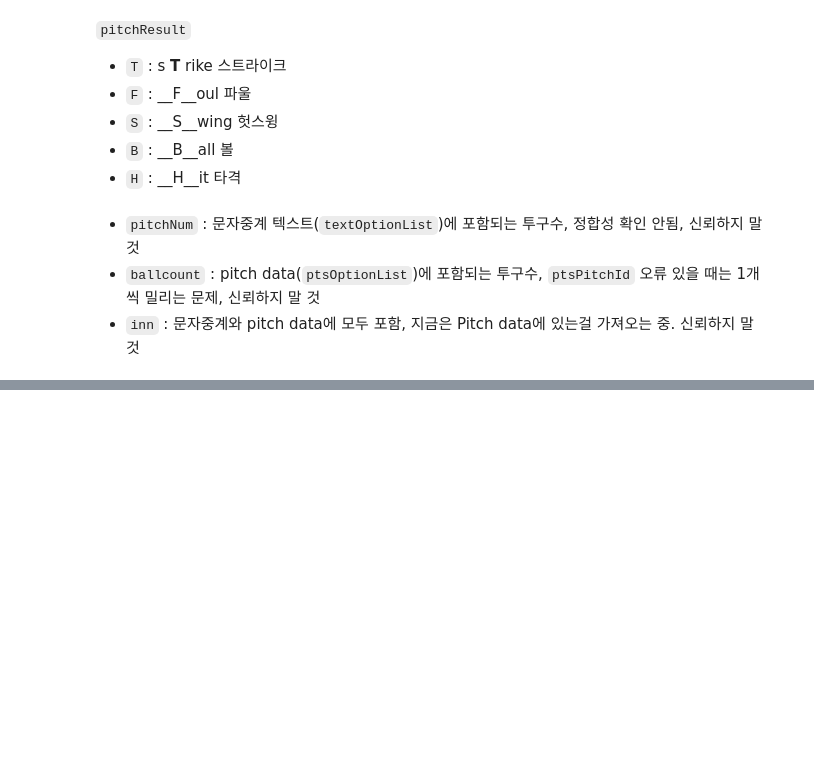
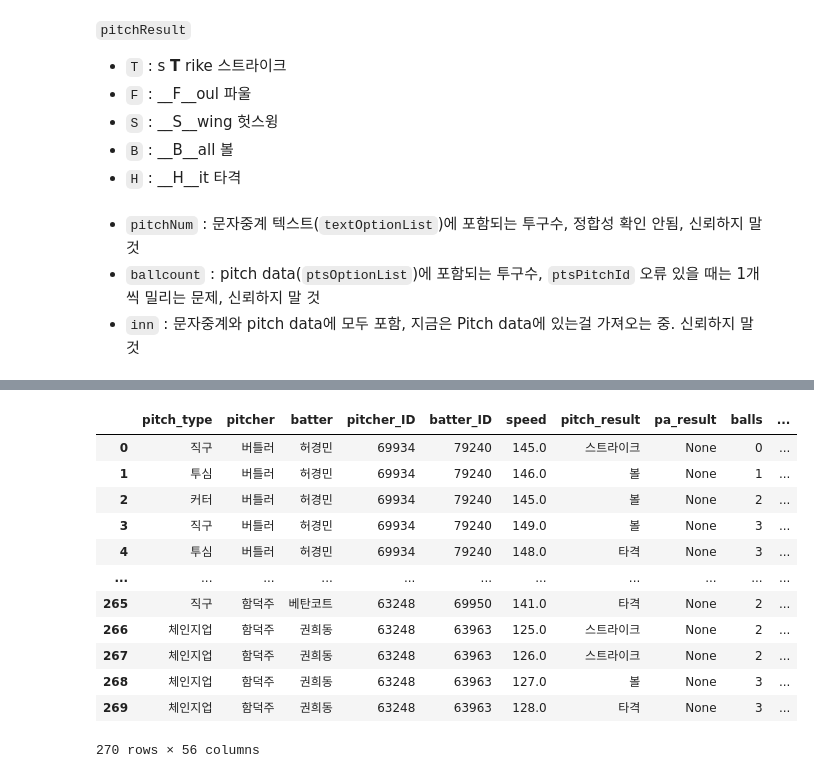
Before and after one commit to kparkk2/KBO_pbp_text_crawler, a Jupyter notebook: new_parser.ipynb, the cells around one changed output, grey strips where cells are left out. Saved outputs shown, nothing was run; the diff lists cells and outputs as text; code cells hidden in the pictures; blank space fills up the shorter version.

```diff
--- a/new_parser.ipynb
+++ b/new_parser.ipynb
@@ -1033,0 +1166,16 @@ def parseTextWithType(self, textdf):
+# %%
+pd.DataFrame(print_rows)
+# %% [output]
+|  | pitch_type | pitcher | batter | pitcher_ID | batter_ID | speed | pitch_result | pa_result | balls | ... |
+| 0 | 직구 | 버틀러 | 허경민 | 69934 | 79240 | 145.0 | 스트라이크 | None | 0 | ... |
+| 1 | 투심 | 버틀러 | 허경민 | 69934 | 79240 | 146.0 | 볼 | None | 1 | ... |
+| 2 | 커터 | 버틀러 | 허경민 | 69934 | 79240 | 145.0 | 볼 | None | 2 | ... |
+| 3 | 직구 | 버틀러 | 허경민 | 69934 | 79240 | 149.0 | 볼 | None | 3 | ... |
+| 4 | 투심 | 버틀러 | 허경민 | 69934 | 79240 | 148.0 | 타격 | None | 3 | ... |
+| ... | ... | ... | ... | ... | ... | ... | ... | ... | ... | ... |
+| 265 | 직구 | 함덕주 | 베탄코트 | 63248 | 69950 | 141.0 | 타격 | None | 2 | ... |
+| 266 | 체인지업 | 함덕주 | 권희동 | 63248 | 63963 | 125.0 | 스트라이크 | None | 2 | ... |
+| 267 | 체인지업 | 함덕주 | 권희동 | 63248 | 63963 | 126.0 | 스트라이크 | None | 2 | ... |
+| 268 | 체인지업 | 함덕주 | 권희동 | 63248 | 63963 | 127.0 | 볼 | None | 3 | ... |
+| 269 | 체인지업 | 함덕주 | 권희동 | 63248 | 63963 | 128.0 | 타격 | None | 3 | ... |
+270 rows × 56 columns
```
Also changed, not shown: parts of 23 cells of this notebook, 3 other files.
